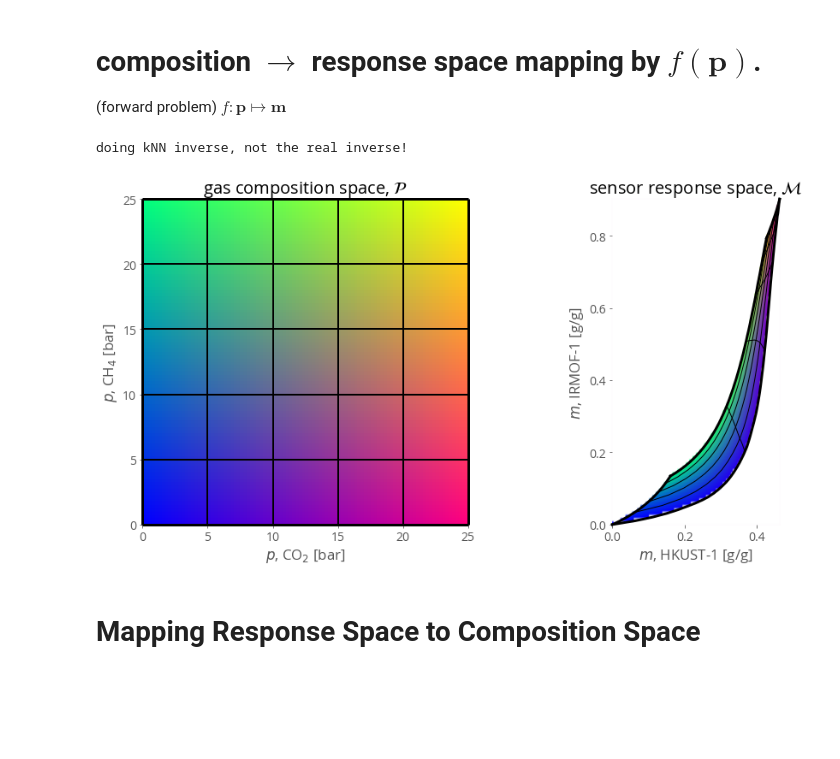
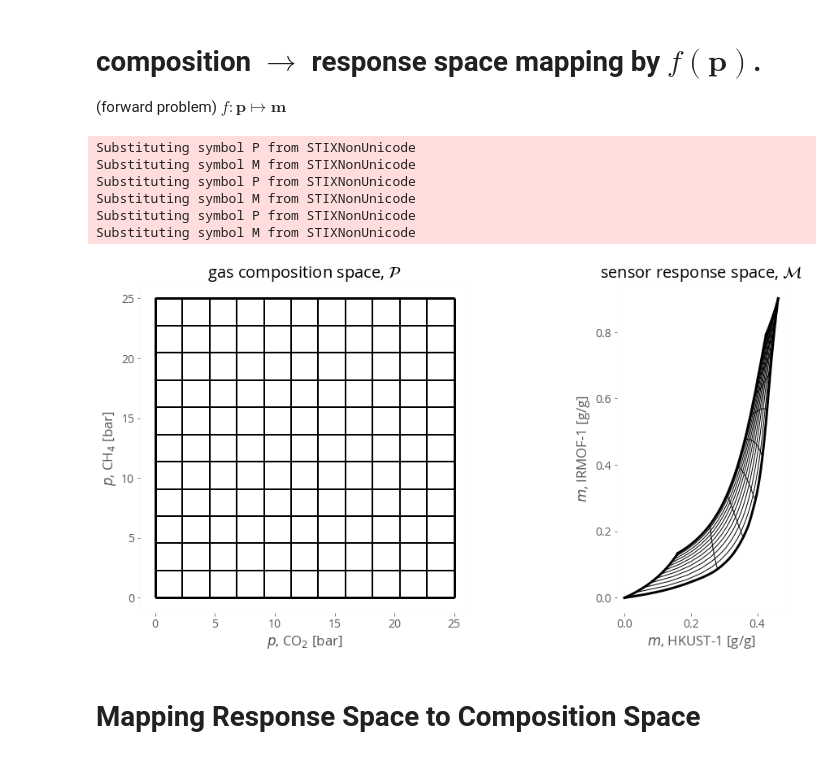
Before and after one commit to SimonEnsemble/nonlinear_sensing, a Jupyter notebook: viz mapping.ipynb, the cells around one changed output. Cells and saved outputs as stored; diff of their text form; code cells hidden in the pictures; blank space fills up the shorter version.

```diff
--- a/viz mapping.ipynb
+++ b/viz mapping.ipynb
@@ -343,6 +287,7 @@ def draw_box(L, plt_num):
 (forward problem) $f : \mathbf{p} \mapsto \mathbf{m}$
 # %%
 p_max = 25.0
+draw_color = False
 
 fig, ax = plt.subplots(1, 2, figsize=(15, 7))
 
@@ -358,8 +303,9 @@ ax[0].set_xlabel("$p$, " + gas_to_label[gases[0]] + " [bar]")
 ax[0].set_ylabel("$p$, " + gas_to_label[gases[1]] + " [bar]")
 
 p = np.linspace(0, p_max, 100)
-z = [[colorFromBivariateData(p_x / p_max, p_y / p_max) for p_x in p] for p_y in p]
-ax[0].imshow(z, extent=(0, p_max, 0, p_max), origin='lower')
+if draw_color:
+    z = [[colorFromBivariateData(p_x / p_max, p_y / p_max) for p_x in p] for p_y in p]
+    ax[0].imshow(z, extent=(0, p_max, 0, p_max), origin='lower')
 ax[0].set_aspect('equal', 'box')
 draw_box(p_max, 0)
 
@@ -376,40 +322,43 @@ m_corners = [f(np.array([p_max, 0.0])), f(np.array([p_max, p_max])), f(np.array(
 m0_max = np.max([m_corner[0] for m_corner in m_corners])
 m1_max = np.max([m_corner[1] for m_corner in m_corners])
 
-num_grid_pts = 100
+num_grid_pts = 20
 m0_grid = np.linspace(0, m0_max, num_grid_pts)
 m1_grid = np.linspace(0, m1_max, num_grid_pts)
+if draw_color:
+    z = [[colorFromBivariateData(np.nan, np.nan) for i in range(num_grid_pts)] for j in range(num_grid_pts)]
 
-z = [[colorFromBivariateData(np.nan, np.nan) for i in range(num_grid_pts)] for j in range(num_grid_pts)]
+    da_real_thing = False
+    if ~ da_real_thing:
+        print("doing kNN inverse, not the real inverse!")
+    for i in range(num_grid_pts):
+        for j in range(num_grid_pts):
+            m = np.array([m0_grid[i], m1_grid[j]])
+            # use k-NN approx to the inverse to rule out points safely far from boundary
+            if distance_to_nearest_neighbor(m) > 0.05:
+                continue
+    #         if np.any(p > 1.5 * p_max) or np.any(p < 0.0):
+    #             continue
+            # now do the real inverse
+            if da_real_thing:
+                p = g(m)
+            else:
+                p = g_knn(m)
+            if np.any(np.isnan(p)):
+                continue
+            if np.all(p < p_max):
+                z[j][i] = colorFromBivariateData(p[0] / p_max, p[1] / p_max)
 
-da_real_thing = True
-if ~ da_real_thing:
-    print("doing kNN inverse, not the real inverse!")
-for i in range(num_grid_pts):
-    for j in range(num_grid_pts):
-        m = np.array([m0_grid[i], m1_grid[j]])
-        # use k-NN approx to the inverse to rule out points safely far from boundary
-        if distance_to_nearest_neighbor(m) > 0.05:
-            continue
-#         if np.any(p > 1.5 * p_max) or np.any(p < 0.0):
-#             continue
-        # now do the real inverse
-        if da_real_thing:
-            p = g(m)
-        else:
-            p = g_knn(m)
-        if np.any(np.isnan(p)):
-            continue
-        if np.all(p < p_max):
-            z[j][i] = colorFromBivariateData(p[0] / p_max, p[1] / p_max)
-
-ax[1].imshow(z, extent=(0, m0_max, 0, m1_max),  origin='lower')
+    ax[1].imshow(z, extent=(0, m0_max, 0, m1_max),  origin='lower')
 ax[1].set_aspect('equal', 'box')
 
 ###
 #  grid lines
 ###
-nb_lines = 6
+if draw_color:
+    nb_lines = 6
+else:
+    nb_lines = 12
 nb_pts = 50
 ps = np.linspace(0, p_max, nb_lines)
 p_fine = np.linspace(0, p_max, nb_pts)
@@ -417,35 +366,41 @@ for i in range(len(ps)):
     ###
     #   x = constant (vertical) grid lines
     ###
     p_a = ps[i] # p_a is constant here.
     ax[0].vlines(p_a, 0, p_max, color=grid_line_color)
 
     # plot the image of the line in sensor response space
     #     loop through points on the line
     m0 = np.zeros(nb_pts)
     m1 = np.zeros(nb_pts)
     for j, p_b in enumerate(p_fine):
         p = np.array([p_a, p_b])
         m0[j], m1[j] = f(p)
     ax[1].plot(m0, m1, color=grid_line_color, lw=1)
 
     ###
     #   y = constant (horizontal) grid lines
     ###
     p_b = ps[i] # p_b is constant here.
     ax[0].hlines(p_b, 0, p_max, color=grid_line_color)
 
     # plot the image of the line in sensor response space
     # loop through points on the line
     for j, p_a in enumerate(p_fine):
         p = np.array([p_a, p_b])
         m0[j], m1[j] = f(p)
     ax[1].plot(m0, m1, color=grid_line_color, lw=1)
-
+# plt.suptitle("$f:\mathbf{p} \rightarrow \mathbf{m}$")
 draw_mspace_boundaries(p_max, 1)
+plt.tight_layout()
 plt.savefig("p_to_m_2d.pdf", format="pdf")
 # %% [output]
-doing kNN inverse, not the real inverse!
+Substituting symbol P from STIXNonUnicode
+Substituting symbol M from STIXNonUnicode
+Substituting symbol P from STIXNonUnicode
+Substituting symbol M from STIXNonUnicode
+Substituting symbol P from STIXNonUnicode
+Substituting symbol M from STIXNonUnicode
-[figure, old version]
+[figure, new version]
 # %% [markdown]
 # Mapping Response Space to Composition Space
```
Also changed, not shown: parts of 8 cells of this notebook.
